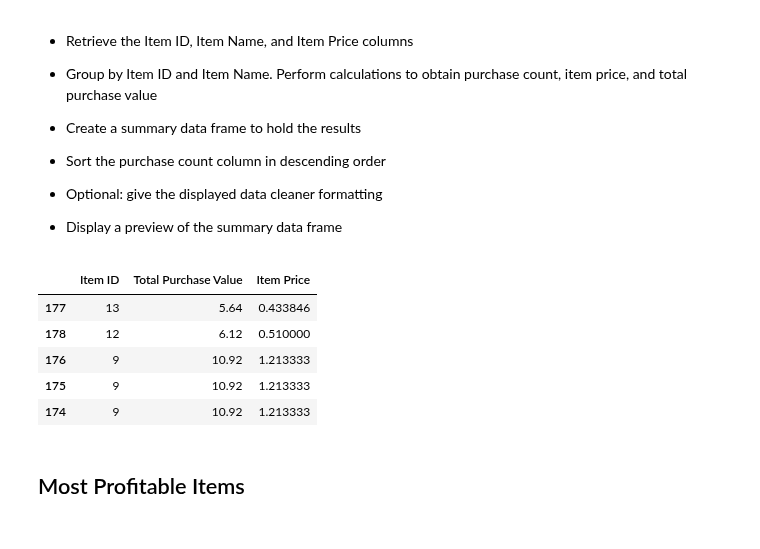
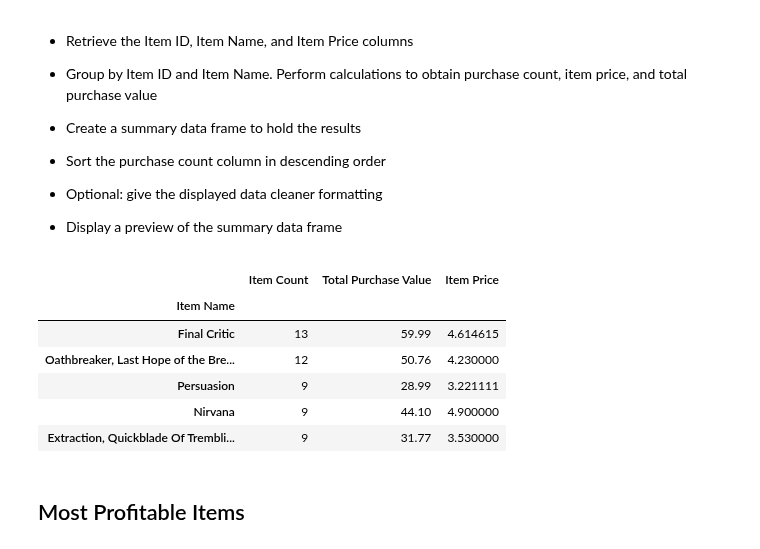
Before and after one commit to FeLowe/NW-Bootcamp-Homework, a Jupyter notebook: Pandas_Homework/HeroesOfPymoli_starter.ipynb, the cells around one changed output. Cells and saved outputs as stored; diff of their text form; code cells hidden in the pictures.

Commit message:
Calculated Most Profitable Items

```diff
--- a/Pandas_Homework/HeroesOfPymoli_starter.ipynb
+++ b/Pandas_Homework/HeroesOfPymoli_starter.ipynb
@@ -303,23 +303,26 @@ top_spend_df.head()
 * Display a preview of the summary data frame
 # %%
 popular_item = pd.DataFrame(purchase_df.groupby("Item Name")["Item ID"].count())
-popular_item_price = pd.DataFrame(purchase_df.groupby("Item ID")["Price"].sum())
+popular_item_price = pd.DataFrame(purchase_df.groupby("Item Name")["Price"].sum())
 
-popular_items_df = pd.merge(popular_item, popular_item_price, on="Item ID")
+popular_items_df = pd.merge(popular_item, popular_item_price, on="Item Name")
 
-popular_items_df.rename(columns={"Price":"Total Purchase Value"}, inplace=True)
+popular_items_df.rename(columns = {"Price":"Total Purchase Value"}, inplace=True)
 
 popular_items_df.sort_values("Item ID",ascending=False, inplace=True)
-popular_items_df["Item Price"]= popular_items_df["Total Purchase Value"]/popular_items_df["Item ID"]
+popular_items_df["Item Price"] = popular_items_df["Total Purchase Value"]/popular_items_df["Item ID"]
 popular_items_df["Total Purchase Value"]
+popular_items_df.rename(columns = {"Item ID":"Item Count"}, inplace=True)
+
 popular_items_df.head()
 # %% [output]
-|  | Item ID | Total Purchase Value | Item Price |
-| 177 | 13 | 5.64 | 0.433846 |
-| 178 | 12 | 6.12 | 0.510000 |
-| 176 | 9 | 10.92 | 1.213333 |
-| 175 | 9 | 10.92 | 1.213333 |
-| 174 | 9 | 10.92 | 1.213333 |
+|  | Item Count | Total Purchase Value | Item Price |
+| Item Name |  |  |  |
+| Final Critic | 13 | 59.99 | 4.614615 |
+| Oathbreaker, Last Hope of the Bre... | 12 | 50.76 | 4.230000 |
+| Persuasion | 9 | 28.99 | 3.221111 |
+| Nirvana | 9 | 44.10 | 4.900000 |
+| Extraction, Quickblade Of Trembli... | 9 | 31.77 | 3.530000 |
 # %% [markdown]
 ## Most Profitable Items
 # %% [markdown]
```
Also changed, not shown: parts of 1 cell of this notebook.
